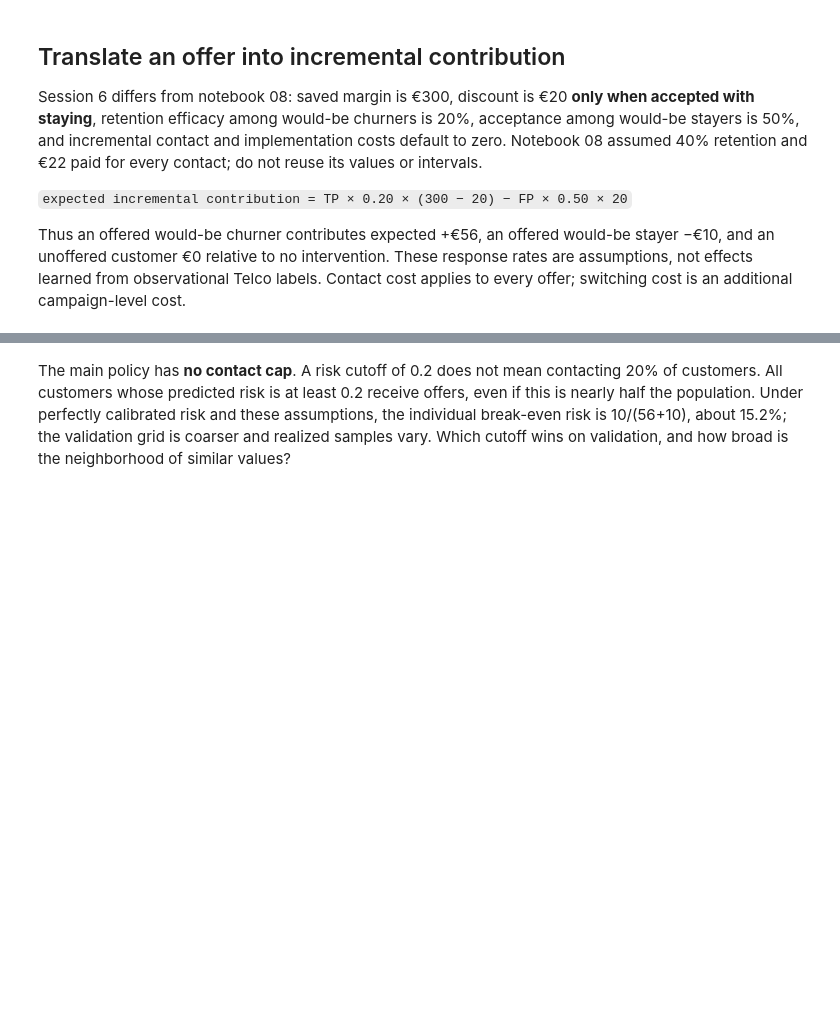
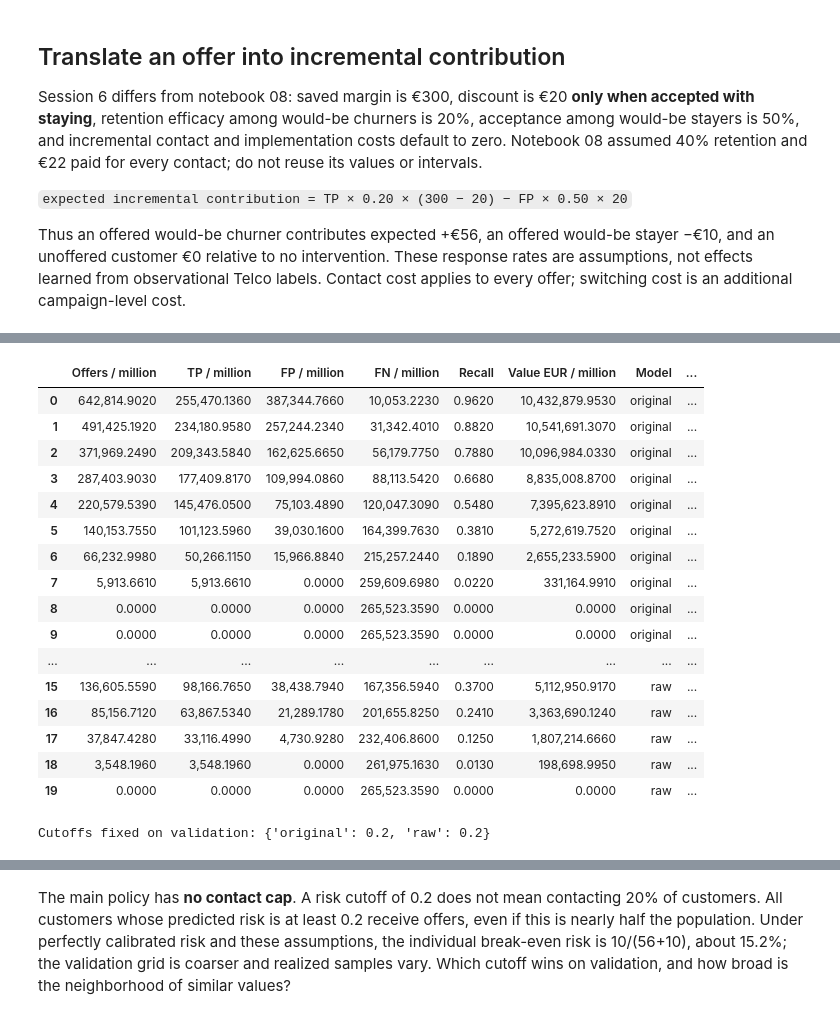
Before and after one commit to juliovalerog/AppliedML, a Jupyter notebook: notebooks/11_telco_thresholds_and_business_decisions.ipynb, the cells around one changed output, grey strips where cells are left out. Saved outputs shown, nothing was run; the diff lists cells and outputs as text; code cells hidden in the pictures; blank space fills up the shorter version.

Commit message:
Simplify teaching notebooks and explain each executable step

```diff
--- a/notebooks/11_telco_thresholds_and_business_decisions.ipynb
+++ b/notebooks/11_telco_thresholds_and_business_decisions.ipynb
@@ -195,0 +283,77 @@ Cutoffs fixed on validation: {'original': 0.2, 'raw': 0.2}
+# %%
+# Keep unit conversion separate so raw sample totals remain available for audit.
+def per_million(table, population_size):
+    # Copy rather than overwriting the original campaign results.
+    result = table.copy()
+    # Use the actual validation, holdout or group denominator supplied by the caller.
+    factor = 1_000_000 / population_size
+    # Only campaign totals change units; recall and probability cutoffs do not.
+    for column in ['Offers', 'TP', 'FP', 'FN', 'Value EUR']:
+        # Some tables contain only detection counts and no economic calculation.
+        if column in result.columns:
+            # Apply the same conversion to every row in this population.
+            result[column] = result[column] * factor
+            # Include the reporting basis in the column label.
+            result = result.rename(columns={column: column + ' / million'})
+    # Return the presentation table without changing the original.
+    return result
+# %%
+# Check the accounting with one offered churner (+56) and one offered stayer (-10).
+assert campaign([1, 0], [True, True])['Value EUR'] == 46
+# No offers must have zero incremental contribution under the default assumptions.
+assert campaign([1, 0], [False, False])['Value EUR'] == 0
+# Compare the original model with the validation-selected finalist probability method.
+policy_names = ['original', selected_method]
+# Keep actual-sample totals before any display conversion.
+validation_rows = []
+# Evaluate each model on exactly the same validation customers.
+for name in policy_names:
+    # The cutoff grid was fixed before looking at the economic values.
+    for cutoff in CUTOFFS:
+        # There is no capacity cap in the main policy.
+        selected = prob_valid[name] >= cutoff
+        # Compute incremental value and detection counts for this policy.
+        row = campaign(y_valid, selected)
+        # Label the model whose scores generated these choices.
+        row['Model'] = name
+        # Preserve the risk cutoff for later fixed-policy evaluation.
+        row['Cutoff'] = cutoff
+        # Save the unscaled result rather than losing it in the reporting table.
+        validation_rows.append(row)
+# Put the full grid into one table that students can inspect before selection.
+validation_raw = pd.DataFrame(validation_rows)
+# Store each model's chosen cutoff independently.
+chosen_cutoffs = {}
+# Select from validation only; do not inspect holdout values in this loop.
+for name in policy_names:
+    # Work with one model's ten cutoff candidates at a time.
+    candidates = validation_raw[validation_raw['Model'] == name]
+    # Highest value wins; for an exact tie choose the lower cutoff.
+    ordered = candidates.sort_values(['Value EUR', 'Cutoff'], ascending=[False, True])
+    # Retrieve the first row only after the ordering rule is explicit.
+    best = ordered.iloc[0]
+    # Retain the decision for refitting and holdout evaluation.
+    chosen_cutoffs[name] = float(best['Cutoff'])
+# Report totals per million actual validation customers, not per million holdout customers.
+display(per_million(validation_raw, len(y_valid)).round(3))
+# Make the chosen decisions visible before fitting on development.
+print('Cutoffs fixed on validation:', chosen_cutoffs)
+# %% [output]
+|  | Offers / million | TP / million | FP / million | FN / million | Recall | Value EUR / million | Model | ... |
+| 0 | 642,814.9020 | 255,470.1360 | 387,344.7660 | 10,053.2230 | 0.9620 | 10,432,879.9530 | original | ... |
+| 1 | 491,425.1920 | 234,180.9580 | 257,244.2340 | 31,342.4010 | 0.8820 | 10,541,691.3070 | original | ... |
+| 2 | 371,969.2490 | 209,343.5840 | 162,625.6650 | 56,179.7750 | 0.7880 | 10,096,984.0330 | original | ... |
+| 3 | 287,403.9030 | 177,409.8170 | 109,994.0860 | 88,113.5420 | 0.6680 | 8,835,008.8700 | original | ... |
+| 4 | 220,579.5390 | 145,476.0500 | 75,103.4890 | 120,047.3090 | 0.5480 | 7,395,623.8910 | original | ... |
+| 5 | 140,153.7550 | 101,123.5960 | 39,030.1600 | 164,399.7630 | 0.3810 | 5,272,619.7520 | original | ... |
+| 6 | 66,232.9980 | 50,266.1150 | 15,966.8840 | 215,257.2440 | 0.1890 | 2,655,233.5900 | original | ... |
+| 7 | 5,913.6610 | 5,913.6610 | 0.0000 | 259,609.6980 | 0.0220 | 331,164.9910 | original | ... |
+| 8 | 0.0000 | 0.0000 | 0.0000 | 265,523.3590 | 0.0000 | 0.0000 | original | ... |
+| 9 | 0.0000 | 0.0000 | 0.0000 | 265,523.3590 | 0.0000 | 0.0000 | original | ... |
+| ... | ... | ... | ... | ... | ... | ... | ... | ... |
+| 15 | 136,605.5590 | 98,166.7650 | 38,438.7940 | 167,356.5940 | 0.3700 | 5,112,950.9170 | raw | ... |
+| 16 | 85,156.7120 | 63,867.5340 | 21,289.1780 | 201,655.8250 | 0.2410 | 3,363,690.1240 | raw | ... |
+| 17 | 37,847.4280 | 33,116.4990 | 4,730.9280 | 232,406.8600 | 0.1250 | 1,807,214.6660 | raw | ... |
+| 18 | 3,548.1960 | 3,548.1960 | 0.0000 | 261,975.1630 | 0.0130 | 198,698.9950 | raw | ... |
+| 19 | 0.0000 | 0.0000 | 0.0000 | 265,523.3590 | 0.0000 | 0.0000 | raw | ... |
+Cutoffs fixed on validation: {'original': 0.2, 'raw': 0.2}
```
Also changed, not shown: parts of 29 cells of this notebook, 8 other files.
